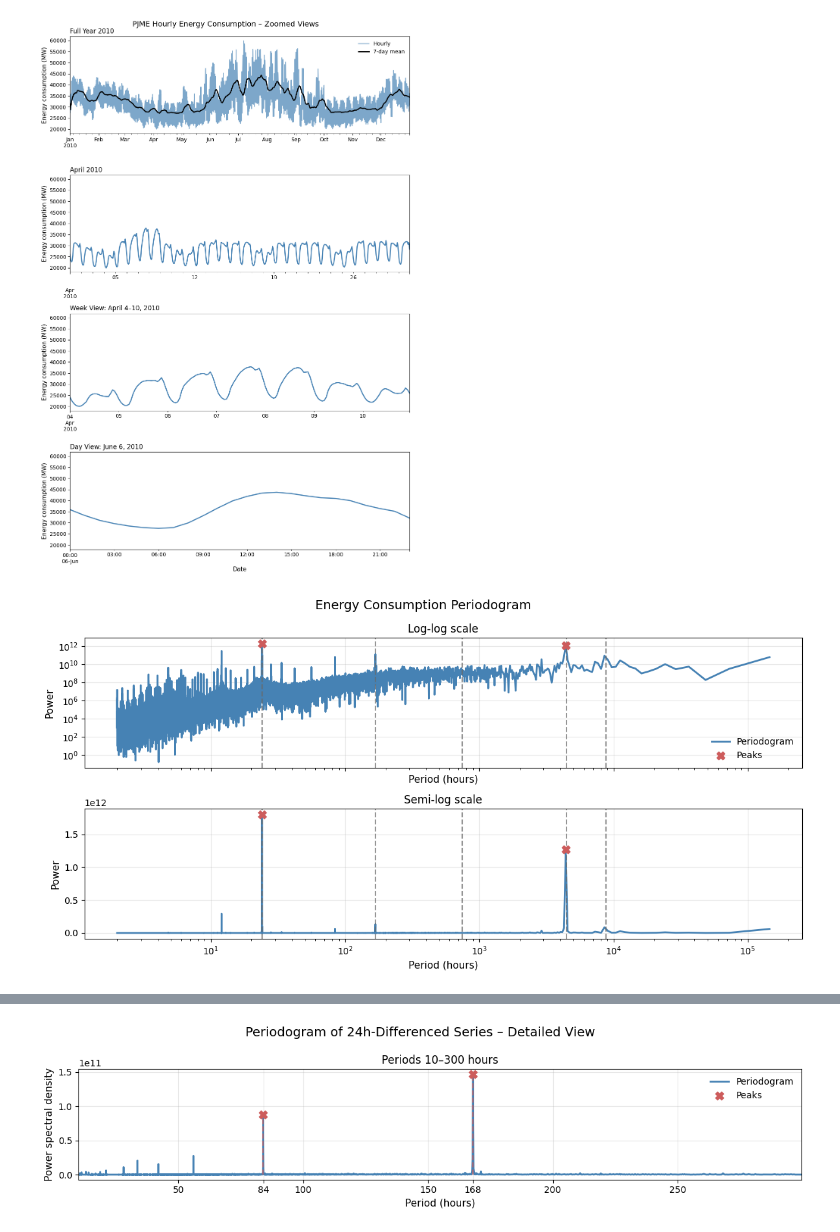
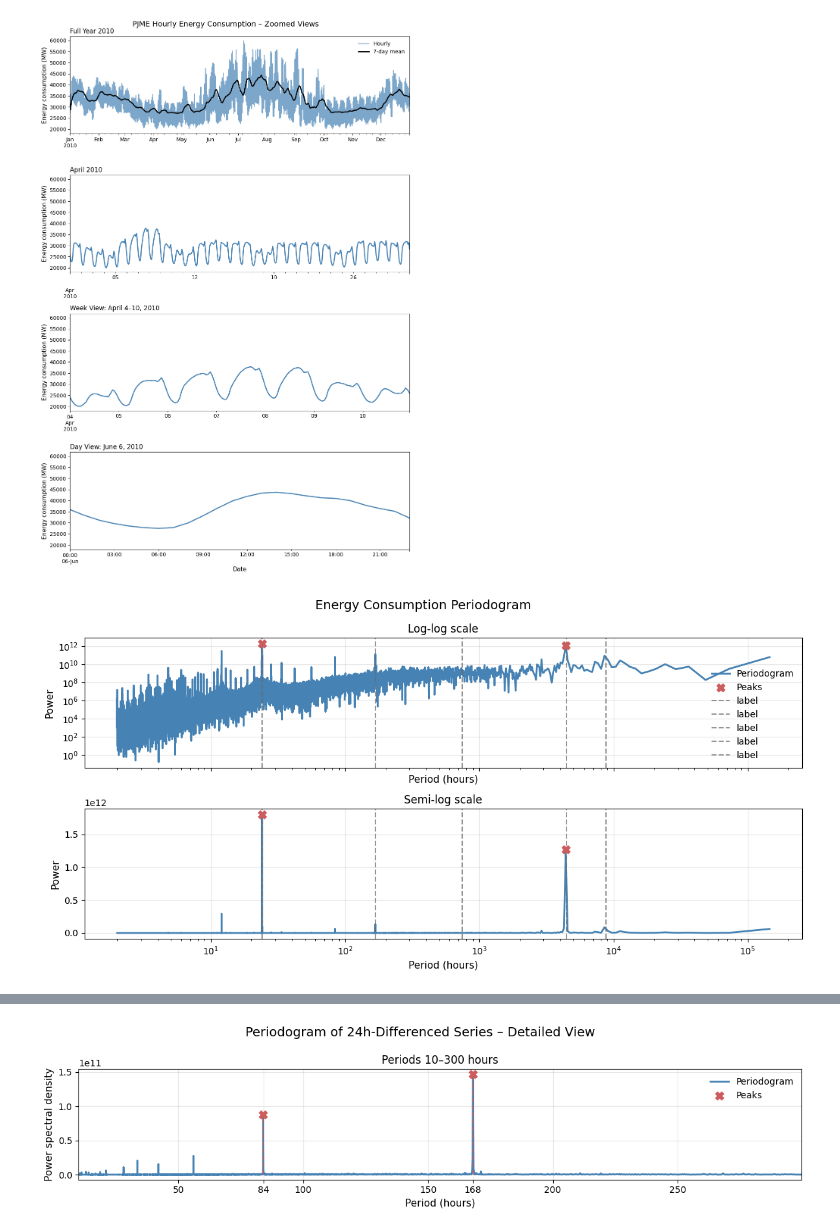
Before and after one commit to mateuszdoktor/energy-consumption-forecasting, a Jupyter notebook: notebooks/01_eda.ipynb, the cells around one changed output, grey strips where cells are left out. Saved outputs shown, nothing was run; the diff lists cells and outputs as text; code cells hidden in the pictures.

```diff
--- a/notebooks/01_eda.ipynb
+++ b/notebooks/01_eda.ipynb
@@ -89,11 +96,0 @@ Expected hourly observations: 145,392
-# %%
-pjme.set_index("Datetime", inplace=True)
-
-n_duplicates = pjme.index.duplicated().sum()
-print(f"== Duplicate Timestamps: {n_duplicates} ==")
-if n_duplicates:
-    print(pjme[pjme.index.duplicated()])
-
-pjme = pjme[~pjme.index.duplicated()]
-pjme = pjme.reindex(full_date_range)
-print(f"Rows after reindexing: {len(pjme):,}")
@@ -109,6 +97,4 @@ Rows after reindexing: 145,392
 # %%
-pjme = pjme.asfreq("h")
-
 print("== Energy Consumption Summary ==")
 print(pjme.describe())
 # %% [output]
@@ -124,8 +110,7 @@ min     14544.000000
 max     62009.000000
 # %%
 check_convergence(pjme)
-pjme["energy"] = pjme["energy"].interpolate(method="linear")
-check_convergence(pjme)
+pjme = impute_time_series(pjme)
 # %% [output]
 == Series Convergence Check ==
 energy
@@ -265,51 +247,9 @@ plt.show()
 # %% [output]
 [figure]
 # %%
-freqs, psd = periodogram(pjme["energy"], fs=1)
+periods, psd, peak_idx = compute_periodogram(pjme["energy"])
 
-periods = 1 / freqs[1:]
-psd = psd[1:]
-
-peak_idx, _ = find_peaks(psd, prominence=np.max(psd) * 0.25)
-peak_idx = peak_idx.astype(int)
-
-seasonal_markers = [
-    (24, "1 day"),
-    (24 * 7, "1 week"),
-    (24 * 31, "1 month"),
-    (24 * 31 * 6, "6 months"),
-    (24 * 365, "1 year"),
-]
-
-fig, axes = plt.subplots(2, 1, figsize=(12, 6), sharex=True)
-
-for ax in axes:
-    ax.plot(periods, psd, lw=2.0, color=COLOR_PRIMARY, label="Periodogram")
-    ax.scatter(
-        periods[peak_idx],
-        psd[peak_idx],
-        color=COLOR_ACCENT,
-        marker="X",
-        s=80,
-        zorder=3,
-        label="Peaks",
-    )
-    for period_h, label in seasonal_markers:
-        ax.axvline(period_h, color=COLOR_REFERENCE, ls="--", alpha=0.7)
-    ax.set_ylabel("Power", fontsize=PLOT_LABEL_SIZE)
-    ax.set_xlabel("Period (hours)", fontsize=PLOT_LABEL_SIZE)
-    ax.grid(True, alpha=0.3)
-
-axes[0].set_xscale("log")
-axes[0].set_yscale("log")
-axes[0].legend(frameon=False)
-axes[1].set_xscale("log")
-fig.suptitle("Energy Consumption Periodogram", fontsize=14)
-axes[0].set_title("Log-log scale", fontsize=PLOT_TITLE_SIZE)
-axes[1].set_title("Semi-log scale", fontsize=PLOT_TITLE_SIZE)
-
-plt.tight_layout()
-plt.show()
+plot_periodogram_log(periods, psd, peak_idx)
 # %% [output]
-[figure, old version]
+[figure, new version]
 # %%
```
Also changed, not shown: parts of 15 cells of this notebook, 2 other files.
